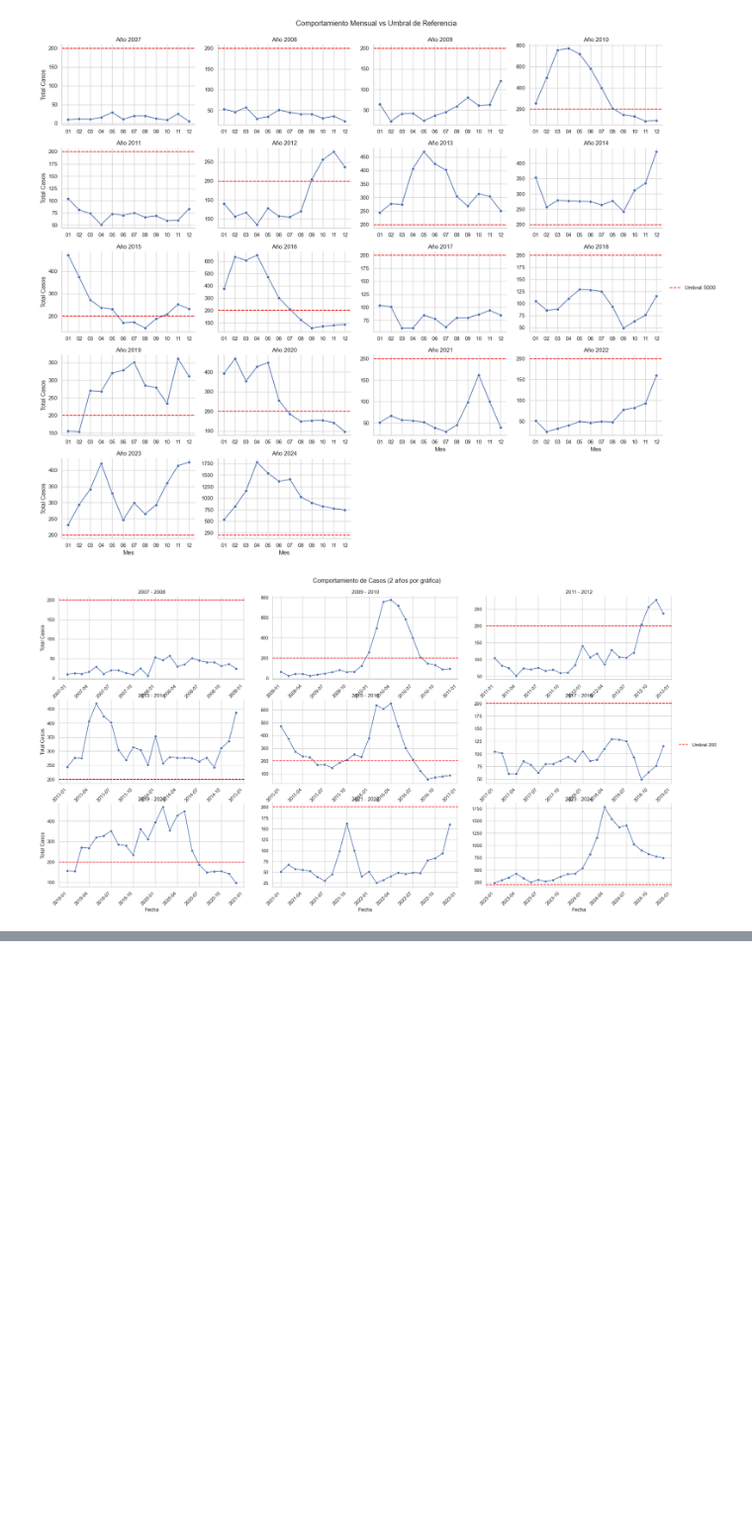
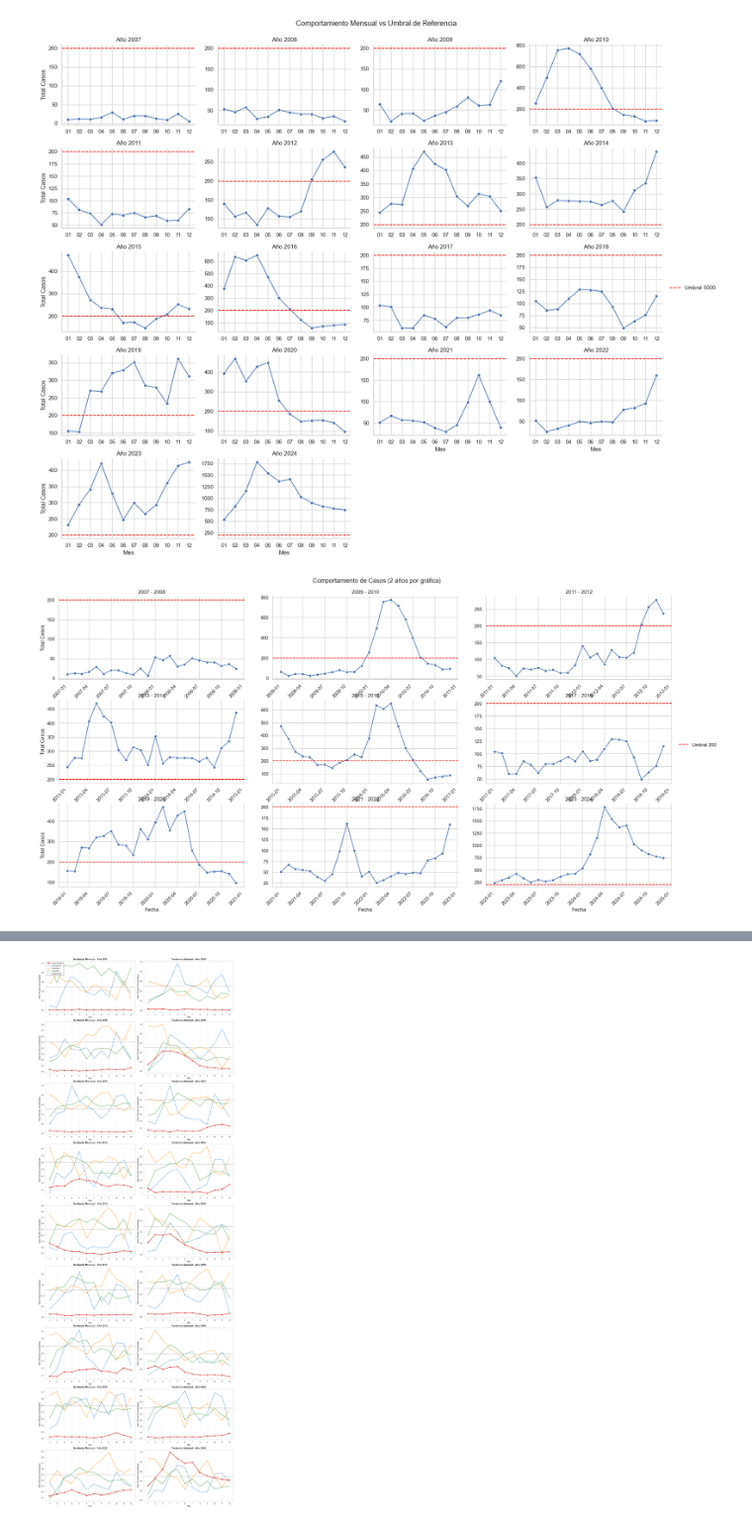
Before and after one commit to SergioSG24/aedes_prototype, a Jupyter notebook: BaseDengue.ipynb, the cells around one changed output, grey strips where cells are left out. Shown at 99% size. Cells and saved outputs as stored; diff of their text form; code cells hidden in the pictures; blank space fills up the shorter version.

```diff
--- a/BaseDengue.ipynb
+++ b/BaseDengue.ipynb
@@ -463,0 +450,97 @@ for col in cols:
+# %%
+# df cundinamarca, agregado suma de casos confirmados y promedio de precipitacion, tempmax y tempmin por año, mes
+df_cund_agrupado = df_cund.groupby(['Year', 'Mes']).agg({
+    'CasosConfirmados': 'sum',
+    'Precipitacion': 'mean',
+    'TempMax': 'mean',
+    'TempMin': 'mean'
+}).reset_index()
+
+# normalizar casos confirmados, precipitacion, tempmax y tempmin usando min max scaler
+from sklearn.preprocessing import MinMaxScaler
+scaler = MinMaxScaler()
+df_cund_agrupado[['CasosConfirmados', 'Precipitacion', 'TempMax', 'TempMin']] = scaler.fit_transform(df_cund_agrupado[['CasosConfirmados', 'Precipitacion', 'TempMax', 'TempMin']])
+import pandas as pd
+import matplotlib.pyplot as plt
+import math
+
+def graficar_seguimiento_anual_consolidado(df, umbral=None):
+    """
+    Genera una cuadrícula de gráficos por año con Casos, Precipitación y Temperaturas
+    compartiendo el mismo eje Y para una comparación directa de magnitudes.
+    """
+    # 1. Procesamiento de datos
+    df_plot = df.copy()
+    # Aseguramos que el mes sea numérico para el correcto ordenamiento y visualización
+    df_plot['Mes'] = df_plot['Mes'].astype(int)
+
+    # Agrupamos por Año y Mes para obtener la suma de casos y el promedio de variables climáticas
+    df_resumen = df_plot.groupby(['Year', 'Mes']).agg({
+        'CasosConfirmados': 'sum',
+        'Precipitacion': 'mean',
+        'TempMax': 'mean',
+        'TempMin': 'mean'
+    }).reset_index().sort_values(['Year', 'Mes'])
+
+    years = sorted(df_resumen['Year'].unique())
+    n_years = len(years)
+    cols = 2
+    rows = math.ceil(n_years / cols)
+
+    # 2. Creación de la figura
+    fig, axes = plt.subplots(rows, cols, figsize=(16, 5 * rows), constrained_layout=True)
+
+    # Aseguramos que axes sea una lista incluso si hay un solo año
+    if n_years == 1:
+        axes = [axes]
+    else:
+        axes = axes.flatten()
+
+    for i, year in enumerate(years):
+        ax = axes[i]
+        data_year = df_resumen[df_resumen['Year'] == year]
+
+        # --- PLOTEO DE TODAS LAS VARIABLES EN EL EJE ÚNICO ---
+        # Casos Confirmados (Línea roja destacada con puntos)
+        ax.plot(data_year['Mes'], data_year['CasosConfirmados'],
+                color='tab:red', marker='o', linewidth=2.5, label='Casos Dengue', zorder=5)
+
+        # Precipitación (Línea azul discontinua)
+        ax.plot(data_year['Mes'], data_year['Precipitacion'],
+                color='tab:blue', linestyle='--', linewidth=2, label='Precipitación')
+
+        # Temperatura Máxima (Línea naranja)
+        ax.plot(data_year['Mes'], data_year['TempMax'],
+                color='darkorange', linewidth=1.5, label='Temp Max')
+
+        # Temperatura Mínima (Línea verde)
+        ax.plot(data_year['Mes'], data_year['TempMin'],
+                color='forestgreen', linewidth=1.5, label='Temp Min')
+
+        # 3. Configuración de ejes y estilos
+        ax.set_title(f'Tendencia Mensual - Año {year}', fontsize=14, fontweight='bold')
+        ax.set_xlabel('Mes')
+        ax.set_ylabel('Valor (Escala Consolidada)')
+        ax.set_xticks(range(1, 13)) # Forzar etiquetas de los 12 meses
+        ax.grid(True, linestyle=':', alpha=0.6)
+
+        # Umbral de alerta (si se proporciona)
+        if umbral is not None:
+            ax.axhline(y=umbral, color='black', linestyle=':', linewidth=1.5,
+                       label=f'Umbral ({umbral})', alpha=0.8)
+
+        # Mostrar leyenda solo en el primer panel para no sobrecargar
+        if i == 0:
+            ax.legend(loc='upper left', fontsize='small', frameon=True, shadow=True)
+
+    # Eliminar espacios vacíos si el número de años no completa la última fila
+    for j in range(i + 1, len(axes)):
+        fig.delaxes(axes[j])
+
+    plt.show()
+
+# Ejemplo de uso con tus datos:
+# graficar_seguimiento_anual_consolidado(df, umbral=0.5)
+graficar_seguimiento_anual_consolidado(df_cund_agrupado, umbral=0.5)
+# %% [output]
+[figure, added]
```
Also changed, not shown: parts of 5 cells of this notebook, 1 other file.
